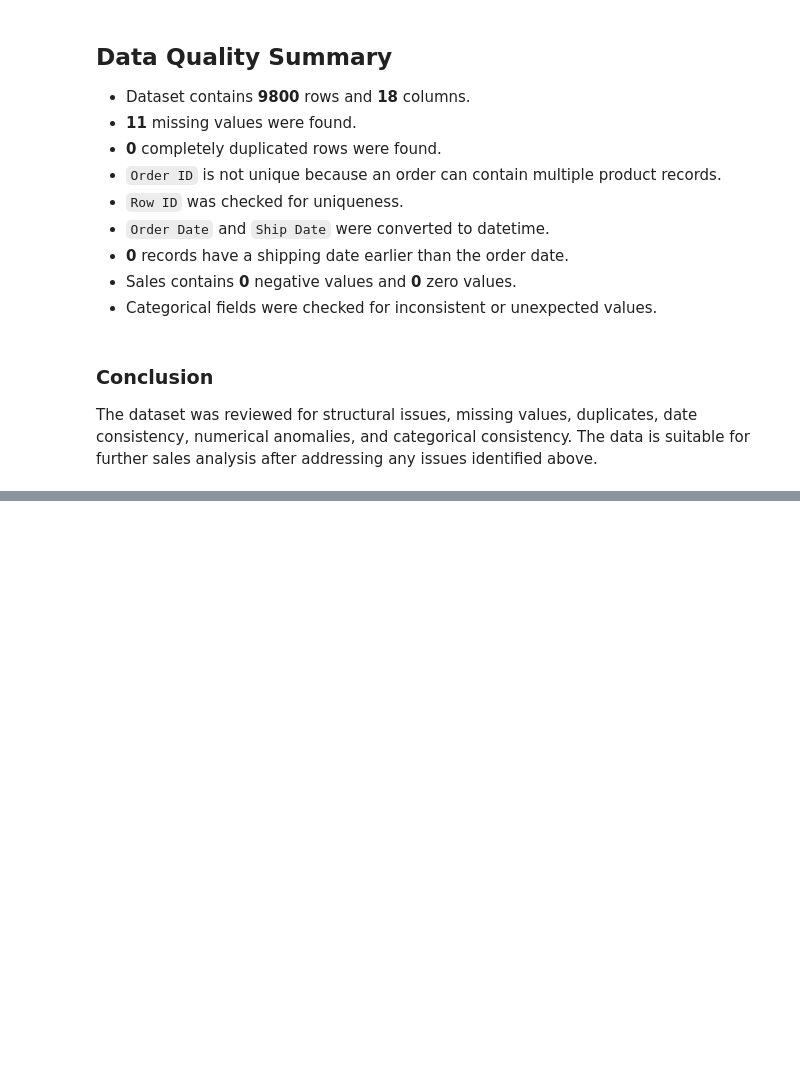
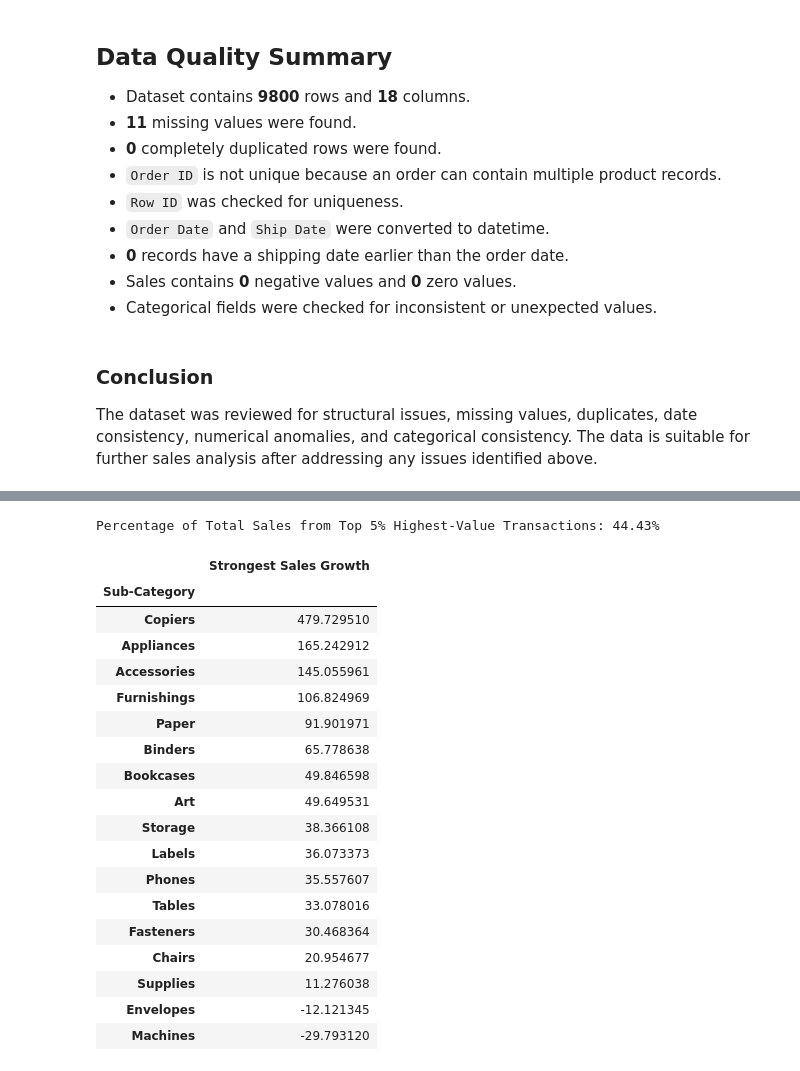
Before and after one commit to ranjanvrma/retail-sales-analytics, a Jupyter notebook: notebooks/01_retail_sales_analysis.ipynb, the cells around one changed output, grey strips where cells are left out. Saved outputs shown, nothing was run; the diff lists cells and outputs as text; code cells hidden in the pictures; blank space fills up the shorter version.

```diff
--- a/notebooks/01_retail_sales_analysis.ipynb
+++ b/notebooks/01_retail_sales_analysis.ipynb
@@ -333,0 +489,13 @@ The dataset was reviewed for structural issues, missing values, duplicates, date
+# %%
+# Which shipping mode has the highest average shipping time, and how many unique orders use each shipping mode?
+df['Shipping Time'] = df['Ship Date'] - df['Order Date']
+Shipping_Time_by_Mode = df.groupby('Ship Mode')['Shipping Time'].mean()
+Unique_Orders_by_Mode = df.groupby('Ship Mode')['Order ID'].nunique()
+
+result = pd.DataFrame({
+    'Average Shipping Time': Shipping_Time_by_Mode,
+    'Unique Orders': Unique_Orders_by_Mode
+})
+
+result = result.sort_values('Average Shipping Time', ascending=False)
+result
@@ -333,0 +523,40 @@ The dataset was reviewed for structural issues, missing values, duplicates, date
+# %%
+# What percentage of total sales comes from the top 5% highest-value sales transactions?
+Total_Sales = df['Sales'].sum()
+Top_5_Percent_Sales = df.nlargest(int(0.05 * len(df)), 'Sales')['Sales'].sum()
+Percentage_Top_5_Percent = (Top_5_Percent_Sales / Total_Sales) * 100
+
+print(f"Percentage of Total Sales from Top 5% Highest-Value Transactions: {Percentage_Top_5_Percent:.2f}%")
+# %% [output]
+Percentage of Total Sales from Top 5% Highest-Value Transactions: 44.43%
+# %%
+# Which sub-categories experienced the strongest sales growth between 2015 and 2018?
+Sub_Category_Sales_2015 = df[df['Order Date'].dt.year == 2015].groupby('Sub-Category')['Sales'].sum()
+Sub_Category_Sales_2018 = df[df['Order Date'].dt.year == 2018].groupby('Sub-Category')['Sales'].sum()
+Sales_Growth = ((Sub_Category_Sales_2018 - Sub_Category_Sales_2015) / Sub_Category_Sales_2015) * 100
+
+result = pd.DataFrame({
+    'Strongest Sales Growth': Sales_Growth
+}).sort_values(by='Strongest Sales Growth', ascending=False)
+
+result
+# %% [output]
+|  | Strongest Sales Growth |
+| Sub-Category |  |
+| Copiers | 479.729510 |
+| Appliances | 165.242912 |
+| Accessories | 145.055961 |
+| Furnishings | 106.824969 |
+| Paper | 91.901971 |
+| Binders | 65.778638 |
+| Bookcases | 49.846598 |
+| Art | 49.649531 |
+| Storage | 38.366108 |
+| Labels | 36.073373 |
+| Phones | 35.557607 |
+| Tables | 33.078016 |
+| Fasteners | 30.468364 |
+| Chairs | 20.954677 |
+| Supplies | 11.276038 |
+| Envelopes | -12.121345 |
+| Machines | -29.793120 |
```
Also changed, not shown: parts of 19 cells of this notebook.
